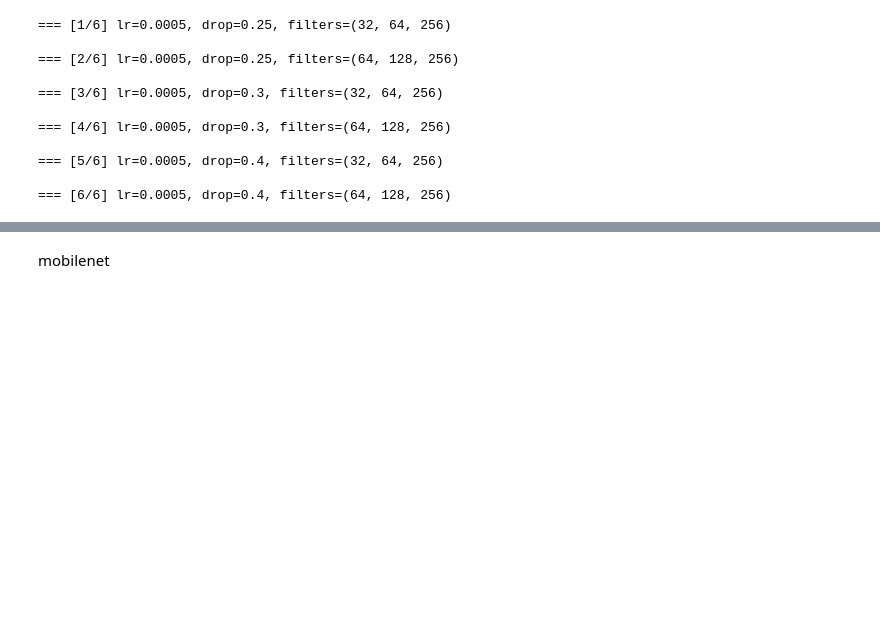
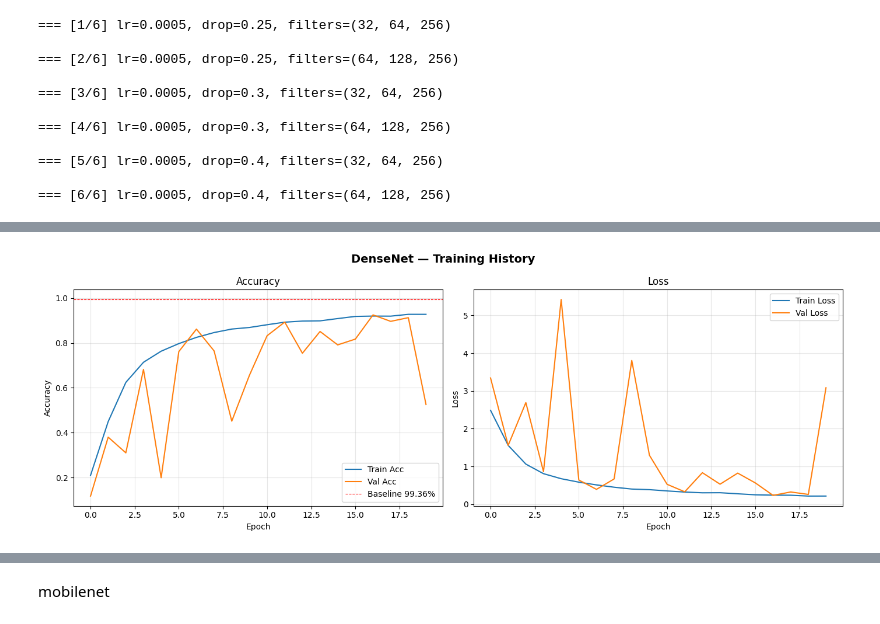
Before and after one commit to teemtat/sign-language-DeepLearning, a Jupyter notebook: experiment_models.ipynb, the cells around one changed output, grey strips where cells are left out. Cells and saved outputs as stored; diff of their text form; code cells hidden in the pictures; blank space fills up the shorter version.

Commit message:
add visualization in code & report

```diff
--- a/experiment_models.ipynb
+++ b/experiment_models.ipynb
@@ -947,0 +948,80 @@ df_densenet.to_csv("gridsearch_densenet_basic_results.csv", index=False)
+# %%
+# ── Train Best DenseNet Model & Plot ──────────────────
+best_densenet_row = df_densenet.iloc[0]
+print(f"\n🏆 Training Best DenseNet Config:")
+print(f"   lr={best_densenet_row['lr']}, growth_rate={best_densenet_row['growth_rate']}, "
+      f"dropout={best_densenet_row['dropout_rate']}")
+
+tf.keras.backend.clear_session()
+gc.collect()
+
+best_densenet_model = build_densenet_basic(
+    input_shape=(IMG_SIZE, IMG_SIZE, CHANNELS),
+    num_classes=NUM_CLASSES,
+    growth_rate=int(best_densenet_row['growth_rate']),
+    dropout_rate=best_densenet_row['dropout_rate'],
+    lr=best_densenet_row['lr']
+)
+
+cb_final = [
+    tf.keras.callbacks.EarlyStopping(
+        monitor="val_accuracy",
+        patience=5,
+        restore_best_weights=True
+    )
+]
+
+densenet_history = best_densenet_model.fit(
+    train_ds,
+    validation_data=val_ds,
+    epochs=20,
+    verbose=1,
+    callbacks=cb_final
+)
+
+# Evaluate best DenseNet
+print(f"\n── DenseNet Evaluation ─────────────────────────")
+# Reset IMG_SIZE back to 28 for evaluation
+IMG_SIZE_ORIG = 28
+X_test_resize = tf.image.resize(X_test, [IMG_SIZE_ORIG, IMG_SIZE_ORIG]).numpy()
+loss_dn, acc_dn = best_densenet_model.evaluate(X_test, y_test_idx, verbose=0)
+print(f"Test Loss     : {loss_dn:.4f}")
+print(f"Test Accuracy : {acc_dn * 100:.2f}%")
+print(f"Delta vs baseline: {(acc_dn * 100) - 99.36:+.2f}%")
+
+y_pred_dn = np.argmax(best_densenet_model.predict(X_test, verbose=0), axis=1)
+cm_dn = confusion_matrix(y_test_idx, y_pred_dn)
+
+# Plot DenseNet Training History & Confusion Matrix
+fig, axes = plt.subplots(1, 2, figsize=(14, 5))
+fig.suptitle(f"DenseNet — Training History", fontsize=14, fontweight="bold")
+
+axes[0].plot(densenet_history.history["accuracy"],     label="Train Acc")
+axes[0].plot(densenet_history.history["val_accuracy"], label="Val Acc")
+axes[0].axhline(0.9936, color="red", linestyle="--", linewidth=0.8, label="Baseline 99.36%")
+axes[0].set_title("Accuracy"); axes[0].set_xlabel("Epoch"); axes[0].set_ylabel("Accuracy")
+axes[0].legend(); axes[0].grid(True, alpha=0.3)
+
+axes[1].plot(densenet_history.history["loss"],     label="Train Loss")
+axes[1].plot(densenet_history.history["val_loss"], label="Val Loss")
+axes[1].set_title("Loss"); axes[1].set_xlabel("Epoch"); axes[1].set_ylabel("Loss")
+axes[1].legend(); axes[1].grid(True, alpha=0.3)
+
+plt.tight_layout()
+plt.savefig("outputs/densenet_training_history.png", dpi=150)
+plt.show()
+
+# DenseNet Confusion Matrix
+fig, ax = plt.subplots(figsize=(14, 12))
+sns.heatmap(cm_dn, annot=True, fmt="d", cmap="Blues",
+            xticklabels=CLASS_NAMES, yticklabels=CLASS_NAMES,
+            linewidths=0.4, ax=ax)
+ax.set_title(f"DenseNet — Confusion Matrix (Test Acc = {acc_dn*100:.2f}%)",
+             fontsize=13, fontweight="bold")
+ax.set_xlabel("Predicted"); ax.set_ylabel("Actual")
+plt.tight_layout()
+plt.savefig("outputs/densenet_confusion_matrix.png", dpi=150)
+plt.show()
+
+print(f"\n✅  DenseNet plots saved!")
+# %% [output]
@@ -947,0 +1045 @@ df_densenet.to_csv("gridsearch_densenet_basic_results.csv", index=False)
+[figure, added]
```
Also changed, not shown: parts of 12 cells of this notebook, 17 other files.
